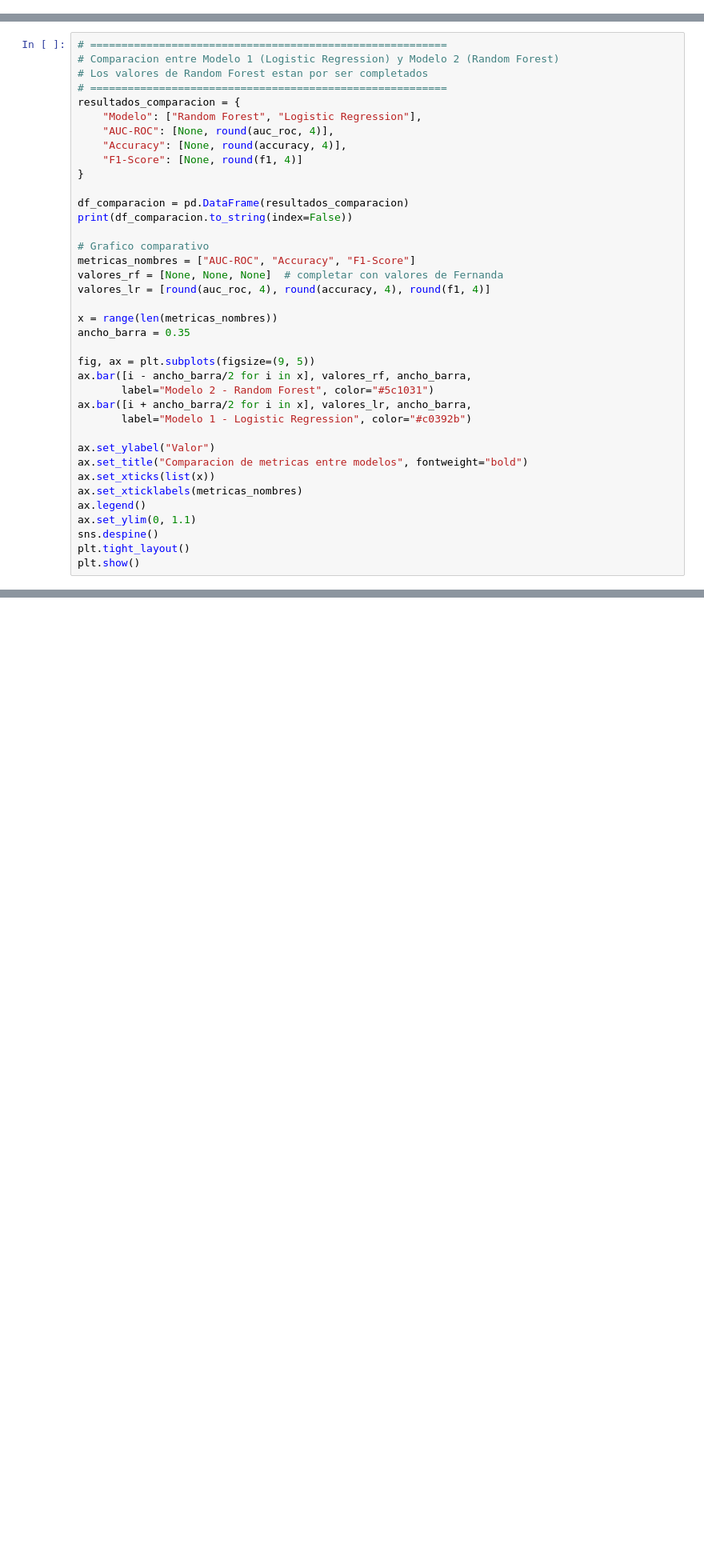
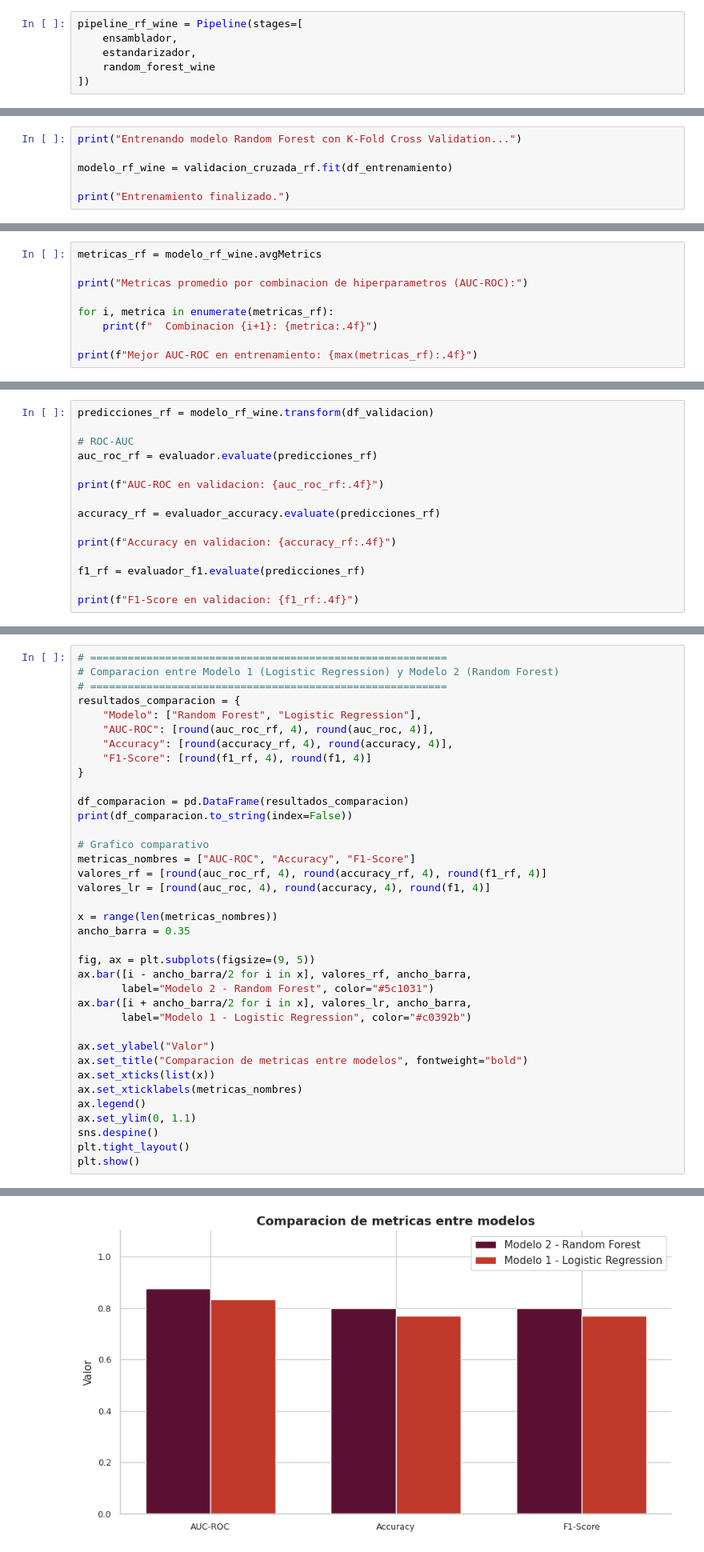
Before and after one commit to mfga1693/Big_Data_Tarea_03, a Jupyter notebook: notebooks/Tarea3.ipynb, the cells around one changed output, grey strips where cells are left out. Shown at 80% size. Cells and saved outputs as stored; diff of their text form; blank space fills up the shorter version.

Commit message:
Se agrega el modelo 2 y conclusiones finales

```diff
--- a/notebooks/Tarea3.ipynb
+++ b/notebooks/Tarea3.ipynb
@@ -796,0 +811,6 @@ Predicciones guardadas exitosamente en la tabla modelo1
+# %%
+pipeline_rf_wine = Pipeline(stages=[
+    ensamblador,
+    estandarizador,
+    random_forest_wine
+])
@@ -796,0 +840,6 @@ Predicciones guardadas exitosamente en la tabla modelo1
+# %%
+print("Entrenando modelo Random Forest con K-Fold Cross Validation...")
+
+modelo_rf_wine = validacion_cruzada_rf.fit(df_entrenamiento)
+
+print("Entrenamiento finalizado.")
@@ -796,0 +866,9 @@ Predicciones guardadas exitosamente en la tabla modelo1
+# %%
+metricas_rf = modelo_rf_wine.avgMetrics
+
+print("Metricas promedio por combinacion de hiperparametros (AUC-ROC):")
+
+for i, metrica in enumerate(metricas_rf):
+    print(f"  Combinacion {i+1}: {metrica:.4f}")
+
+print(f"Mejor AUC-ROC en entrenamiento: {max(metricas_rf):.4f}")
@@ -798,0 +896,15 @@ Predicciones guardadas exitosamente en la tabla modelo1
+# %%
+predicciones_rf = modelo_rf_wine.transform(df_validacion)
+
+# ROC-AUC
+auc_roc_rf = evaluador.evaluate(predicciones_rf)
+
+print(f"AUC-ROC en validacion: {auc_roc_rf:.4f}")
+
+accuracy_rf = evaluador_accuracy.evaluate(predicciones_rf)
+
+print(f"Accuracy en validacion: {accuracy_rf:.4f}")
+
+f1_rf = evaluador_f1.evaluate(predicciones_rf)
+
+print(f"F1-Score en validacion: {f1_rf:.4f}")
@@ -801,13 +990,12 @@ Predicciones guardadas exitosamente en la tabla modelo1
 # %%
 # =========================================================
 # Comparacion entre Modelo 1 (Logistic Regression) y Modelo 2 (Random Forest)
-# Los valores de Random Forest estan por ser completados
 # =========================================================
 resultados_comparacion = {
     "Modelo": ["Random Forest", "Logistic Regression"],
-    "AUC-ROC": [None, round(auc_roc, 4)],
-    "Accuracy": [None, round(accuracy, 4)],
-    "F1-Score": [None, round(f1, 4)]
+    "AUC-ROC": [round(auc_roc_rf, 4), round(auc_roc, 4)],
+    "Accuracy": [round(accuracy_rf, 4), round(accuracy, 4)],
+    "F1-Score": [round(f1_rf, 4), round(f1, 4)]
 }
 
 df_comparacion = pd.DataFrame(resultados_comparacion)
@@ -815,7 +1003,7 @@ print(df_comparacion.to_string(index=False))
 
 # Grafico comparativo
 metricas_nombres = ["AUC-ROC", "Accuracy", "F1-Score"]
-valores_rf = [None, None, None]  # completar con valores de Fernanda
+valores_rf = [round(auc_roc_rf, 4), round(accuracy_rf, 4), round(f1_rf, 4)]
 valores_lr = [round(auc_roc, 4), round(accuracy, 4), round(f1, 4)]
 
 x = range(len(metricas_nombres))
@@ -836,3 +1024,4 @@ ax.set_ylim(0, 1.1)
 sns.despine()
 plt.tight_layout()
 plt.show()
+# %% [output]
@@ -838,0 +1031 @@ plt.show()
+[figure, added]
```
Also changed, not shown: parts of 19 cells of this notebook.
